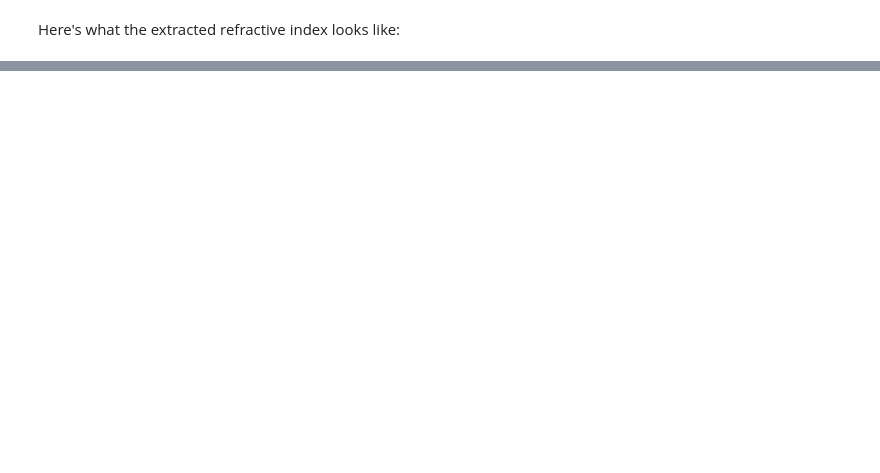
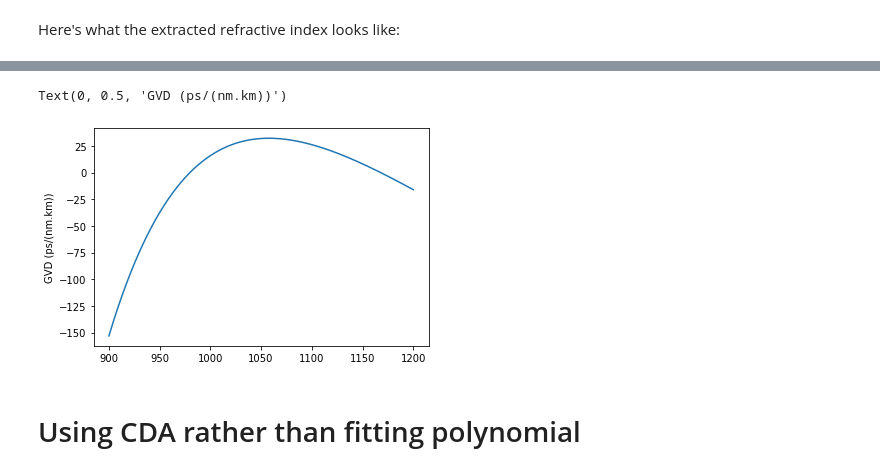
Before and after one commit to jmorse2020/Physics-FYP, a Jupyter notebook: Delta-phi-retrieval-on-data.ipynb, the cells around one changed output, grey strips where cells are left out. Drawn from its saved outputs; the diff is of its cells as text; code cells hidden in the pictures; blank space fills up the shorter version.

```diff
--- a/Delta-phi-retrieval-on-data.ipynb
+++ b/Delta-phi-retrieval-on-data.ipynb
@@ -138,0 +175,9 @@ plt.plot(wavelengths, np.array(GVD(wavelengths))*1e28)
+# %%
+[converted_wavelengths, wavelength_intensity_GVD] = sifomega.ConvertOmegaSpectraToWavelength(omegas, GVD_omega(omegas))
+plt.plot(converted_wavelengths, -1*wavelength_intensity_GVD*1e15) #Check this conversion factor
+plt.ylabel("GVD (ps/(nm.km))")
+# %% [output]
+Text(0, 0.5, 'GVD (ps/(nm.km))')
+[figure, added]
+# %% [markdown]
+# Using CDA rather than fitting polynomial
```
Also changed, not shown: parts of 18 cells of this notebook, 1 other file.
